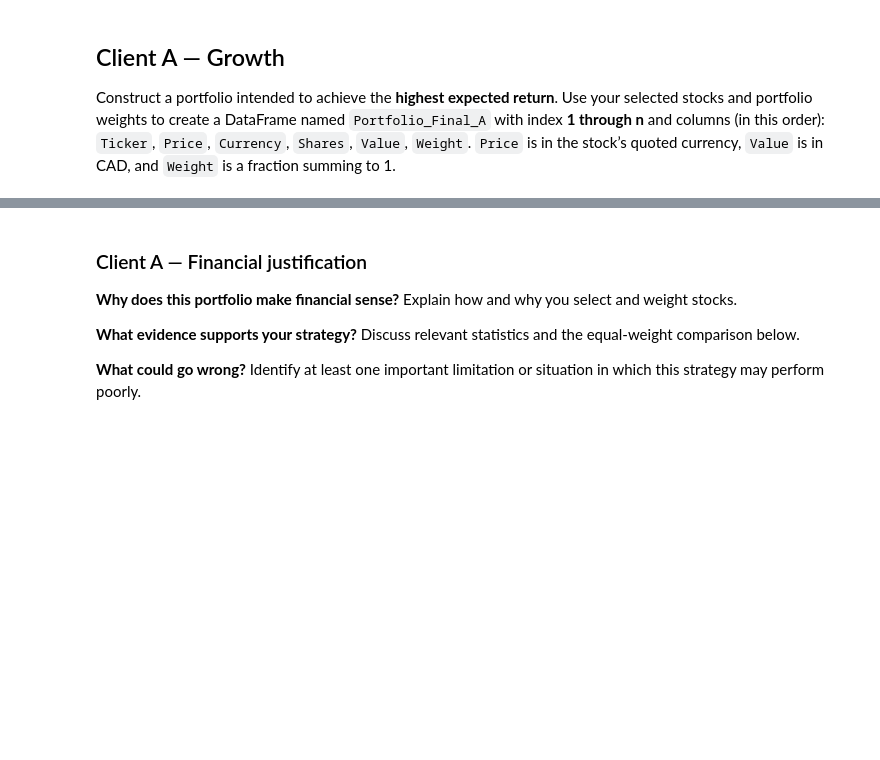
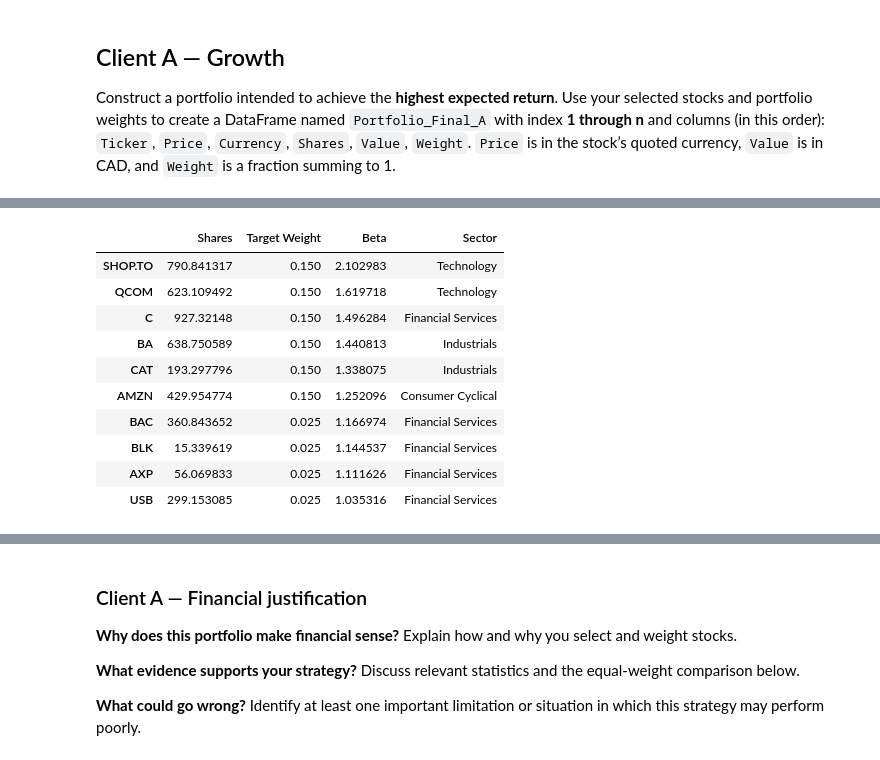
Before and after one commit to john-mandalas-uwaterloo/portfolio-model, a Jupyter notebook: Team_XX_Assignment_2026.ipynb, the cells around one changed output, grey strips where cells are left out. Cells and saved outputs as stored; diff of their text form; code cells hidden in the pictures; blank space fills up the shorter version.

Commit message:
Completed portfolio a, as well as minor big fixes

```diff
--- a/Team_XX_Assignment_2026.ipynb
+++ b/Team_XX_Assignment_2026.ipynb
@@ -50,7 +50,7 @@ Read `Tickers.csv`, check ticker eligibility, retrieve the data needed for your
 Global variables that can be configured.
 # %%
 # Client Configurations
-client_a_budget = 100000
+client_a_budget = 1000000
 client_b_budget = 750000
 
 min_port_size = 10
@@ -64,12 +64,15 @@ csv_file_attach = "Tickers_Example.csv"
 min_avg_d_vol = 5000
 
 start_date = "2024-10-01"
-end_date = "2025-10-01"
+end_date = "2026-11-28"
 
 min_trade_d_per_m = 18
 
 # Purchase and transaction fees in USD
 
+purchase_date = str(stock_prices.index[-1].date())   # testing only
+# purchase_date = "2026-11-27"
+
 fee_cap_per_stock = 2.15
 fee_per_share = 0.001
 # %%
@@ -379,13 +360,75 @@ Name: CAD=X, Length: 256, dtype: float64
 
 Construct a portfolio intended to achieve the **highest expected return**. Use your selected stocks and portfolio weights to create a DataFrame named `Portfolio_Final_A` with index **1 through n** and columns (in this order): `Ticker`, `Price`, `Currency`, `Shares`, `Value`, `Weight`. `Price` is in the stock’s quoted currency, `Value` is in CAD, and `Weight` is a fraction summing to 1.
 # %%
-"""
+# Convert all USD stock prices to CAD
+cad_prices = convert_usd_to_cad(stock_prices, exchange_rates, normalized_tickers)
 
-Strategy for buying stocks:
+# Get S&P 500 prices and convert them to CAD
+market = create_dataframe(pd.DataFrame({"Ticker": ["^GSPC"]}), start_date, end_date)["^GSPC_Close"]
+market = market.reindex(stock_prices.index)
+market = market.dropna()
+market = market * exchange_rates
 
-10 stocks
-40% highest beta - 4 stocks (one closest to highest beta 3.5, rest 1.5 beta)
-30% next highest beta - 3 stocks (one closest to next highest beta 3.5, rest closest 1.5 beta)
-30% next highest beta - 3 stocks (one closest to next highest beta 3.5, rest closest 1.5 beta)
+# Weekly market returns
+market_weekly = market.resample("W-FRI").last() #Makes the market data weekly instead of daily because of weekly competition
+market_returns = market_weekly.pct_change().dropna()
 
-"""
+#Beta of each stock (Put this into the above code section for part b calculations)
+betas = {}
+for ticker in normalized_tickers["Ticker"]:
+    stock_weekly = cad_prices[ticker + "_Close"].resample("W-FRI").last()
+    stock_returns = stock_weekly.pct_change().dropna()
+    covariance = stock_returns.cov(market_returns)
+    variance = market_returns.var()
+    betas[ticker] = covariance / variance
+
+#ort from highest beta to lowest
+betas = pd.Series(betas)
+betas = betas.dropna()
+betas = betas.sort_values(ascending=False)
+display(betas)
+
+# Top 6 get 15%, last 4 split the remaining 10%
+weight_plan = [0.15, 0.15, 0.15, 0.15, 0.15, 0.15, 0.025, 0.025, 0.025, 0.025]
+
+# Pick stocks from highest beta down, skipping any that would push a sector over 40%
+sectors = normalized_tickers.set_index("Ticker")["Sector"]
+a_tickers = []
+a_weights = {}
+sector_weights = {}
+for ticker in betas.index:
+    weight = weight_plan[len(a_tickers)]
+    sector = sectors[ticker]
+    current = sector_weights.get(sector, 0)
+
+    if round(current + weight, 3) <= 0.40:
+        a_tickers.append(ticker)
+        a_weights[ticker] = weight
+        sector_weights[sector] = current + weight
+
+    if len(a_tickers) == 10:
+        break
+
+# Buy each stock with its share of the budget (fees included)
+portfolio_a = pd.DataFrame(index=a_tickers, columns=["Shares"])
+for ticker in a_tickers:
+    buy_ticker(ticker, a_weights[ticker] * client_a_budget, portfolio_a, purchase_date)
+
+# Show portfolio a
+portfolio_a["Target Weight"] = pd.Series(a_weights)
+portfolio_a["Beta"] = betas[a_tickers]
+portfolio_a["Sector"] = sectors[a_tickers]
+display(portfolio_a)
+display(pd.Series(sector_weights, name="Sector Weight"))
+
+beta_max = 0
+for ticker in a_tickers:
+    beta_max += a_weights[ticker] * betas[ticker]
+
+returns_max = calculate_daily_returns(calculate_portfolio_value(cad_prices, portfolio_a))
+
+print("Value on purchase date (CAD): " + str(portfolio_value(portfolio_a, purchase_date)))
+print("Portfolio beta: " + str(beta_max))
+print("Historical daily volatility: " + str(calculate_volatility(returns_max)))
+print("Historical return: " + str(calculate_portfolio_return(portfolio_a, returns_max.index[0], returns_max.index[-1])))
+# %% [output]
@@ -391,0 +452,11 @@ Strategy for buying stocks:
+|  | Shares | Target Weight | Beta | Sector |
+| SHOP.TO | 790.841317 | 0.150 | 2.102983 | Technology |
+| QCOM | 623.109492 | 0.150 | 1.619718 | Technology |
+| C | 927.32148 | 0.150 | 1.496284 | Financial Services |
+| BA | 638.750589 | 0.150 | 1.440813 | Industrials |
+| CAT | 193.297796 | 0.150 | 1.338075 | Industrials |
+| AMZN | 429.954774 | 0.150 | 1.252096 | Consumer Cyclical |
+| BAC | 360.843652 | 0.025 | 1.166974 | Financial Services |
+| BLK | 15.339619 | 0.025 | 1.144537 | Financial Services |
+| AXP | 56.069833 | 0.025 | 1.111626 | Financial Services |
+| USB | 299.153085 | 0.025 | 1.035316 | Financial Services |
```
Also changed, not shown: parts of 4 cells of this notebook.
